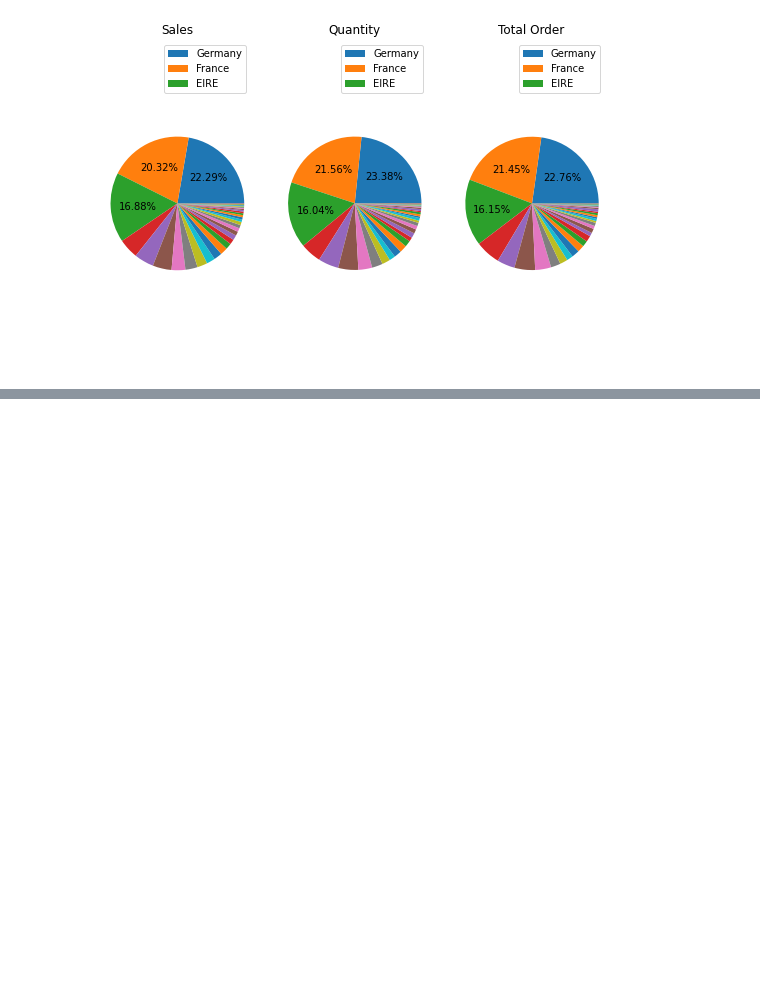
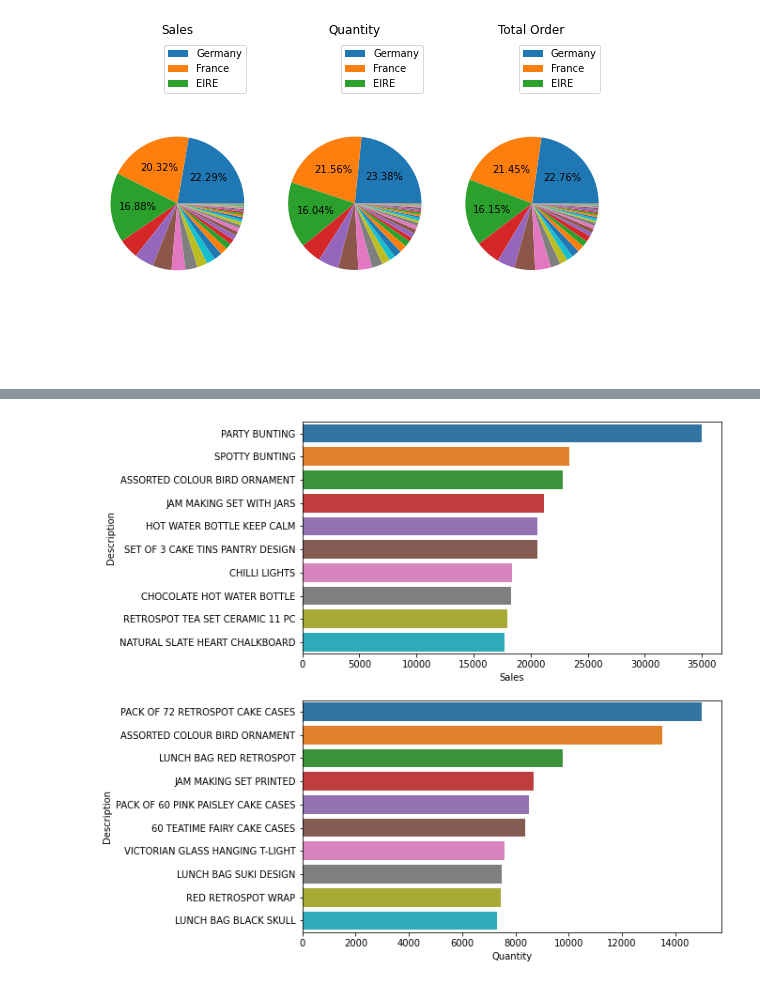
Before and after one commit to wahyunh10/Project-Online-Retail-Dataset, a Jupyter notebook: Online_Retail_Dataset.ipynb, the cells around one changed output, grey strips where cells are left out. Cells and saved outputs as stored; diff of their text form; code cells hidden in the pictures; blank space fills up the shorter version.

```diff
--- a/Online_Retail_Dataset.ipynb
+++ b/Online_Retail_Dataset.ipynb
@@ -309,0 +324,7 @@ plt.show()
+# %%
+Sales_Product = new_df.groupby(['Description']).agg({'InvoiceNo': ['nunique'],
+                                      'InvoiceNo': 'count', 'Sales':'sum'}).rename(columns={'InvoiceNo':'Total_Order'}).sort_values('Sales', ascending=False)[0:10]
+Quantity_Product = new_df.groupby(['Description']).agg({'InvoiceNo': ['nunique'],
+                                      'InvoiceNo': 'count', 'Quantity':'sum'}).rename(columns={'InvoiceNo':'Total_Order'}).sort_values('Quantity', ascending=False)[0:10]
+print(Sales_Product)
+print(Quantity_Product)
@@ -309,0 +349,9 @@ plt.show()
+# %%
+fig, axes = plt.subplots(2,figsize=(8, 10))
+sns.barplot(x='Sales', y=Sales_Product.index, data = Sales_Product,
+            label="Sales", ax=axes[0])
+sns.barplot(x='Quantity', y=Quantity_Product.index, data=Quantity_Product,
+            label="Quantity", ax=axes[1])
+plt.show()
+# %% [output]
+[figure, added]
```
Also changed, not shown: parts of 16 cells of this notebook.
